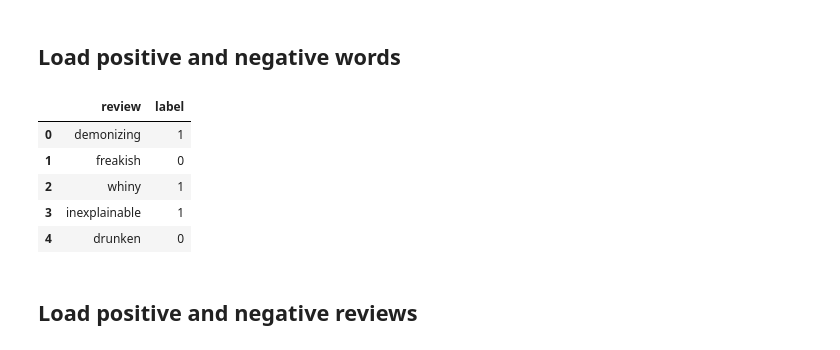
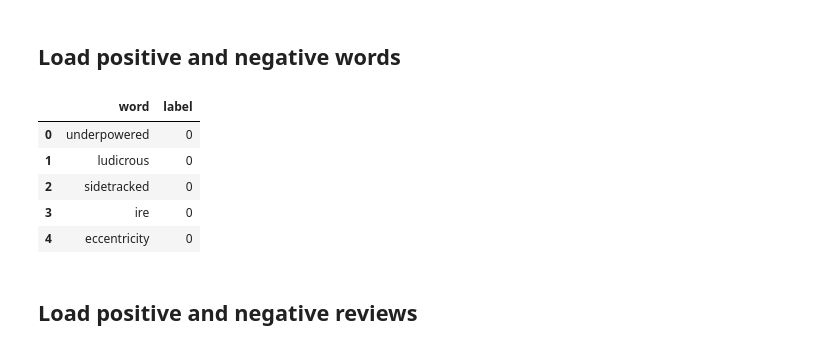
Before and after one commit to Sovichet-Rathanak/sentiment-classification, a Jupyter notebook: notebook/svm_challenge.ipynb, the cells around one changed output. Drawn from its saved outputs; the diff is of its cells as text; code cells hidden in the pictures.

```diff
--- a/notebook/svm_challenge.ipynb
+++ b/notebook/svm_challenge.ipynb
@@ -7,31 +8,31 @@ import pandas as pd
 # %%
 neg_words = pd.DataFrame(
     open("../data/negative-words.txt", encoding="utf-8").read().splitlines(),
-    columns=["review"]
+    columns=["word"]
 )
 
 pos_words = pd.DataFrame(
-    open("../data/negative-words.txt", encoding="utf-8").read().splitlines(),
-    columns=["review"]
+    open("../data/positive-words.txt", encoding="utf-8").read().splitlines(),
+    columns=["word"]
 )
 
 neg_words["label"] = 0
 pos_words["label"] = 1
 
 
 word_df = pd.concat([pos_words, neg_words], ignore_index=True)
 
 #shuffle rows
 word_df = word_df.sample(frac=1).reset_index(drop=True)
 
 word_df.head()
 # %% [output]
-|  | review | label |
-| 0 | demonizing | 1 |
-| 1 | freakish | 0 |
-| 2 | whiny | 1 |
-| 3 | inexplainable | 1 |
-| 4 | drunken | 0 |
+|  | word | label |
+| 0 | underpowered | 0 |
+| 1 | ludicrous | 0 |
+| 2 | sidetracked | 0 |
+| 3 | ire | 0 |
+| 4 | eccentricity | 0 |
 # %% [markdown]
 ## Load positive and negative reviews
 # %%
```
Also changed, not shown: parts of 31 cells of this notebook, 2 other files.
